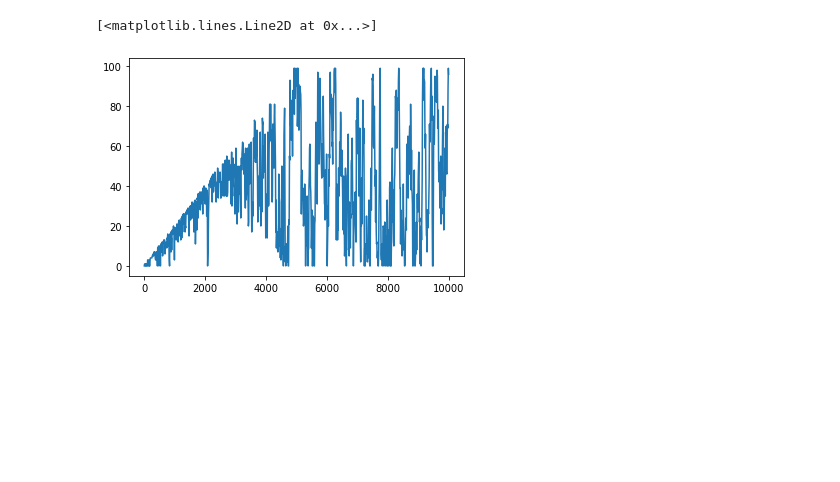
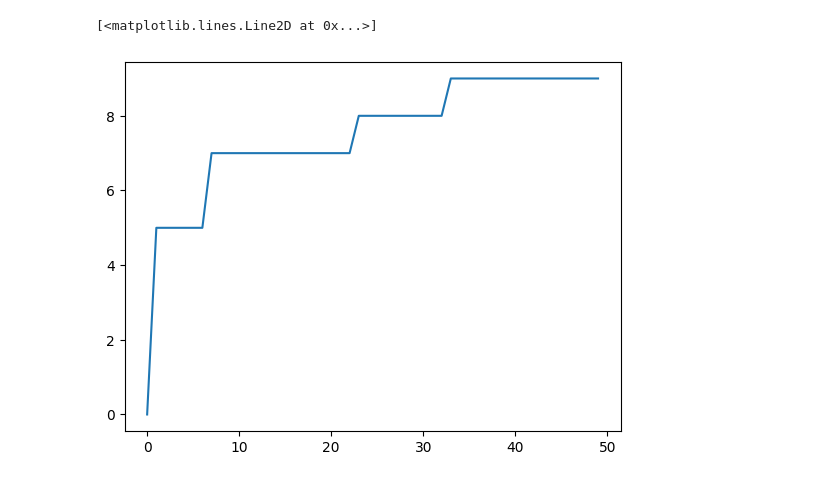
Before and after one commit to thomas-egg/nested_sampling, a Jupyter notebook: examples/spike_slab/sandbox.ipynb, the cells around one changed output. Drawn from its saved outputs; the diff is of its cells as text; code cells hidden in the pictures; blank space fills up the shorter version.

```diff
--- a/examples/spike_slab/sandbox.ipynb
+++ b/examples/spike_slab/sandbox.ipynb
@@ -37,10 +38,9 @@ plt.plot(x, y)
 # %%
-p = spike_and_slab.main()
+chain, levels = spike_and_slab.main()
 # %%
-hist = p[1].get_history
-y = torch.tensor(hist['j']).squeeze(-1)
-x = torch.arange(len(y))
-plt.plot(x[::10], y[::10])
+y = chain['j'][:50000]
+x = range(len(y))
+plt.plot(x, y)
 # %% [output]
 [<matplotlib.lines.Line2D at 0x...>]
-[figure, old version]
+[figure, new version]
```
Also changed, not shown: parts of 4 cells of this notebook, 5 other files.
